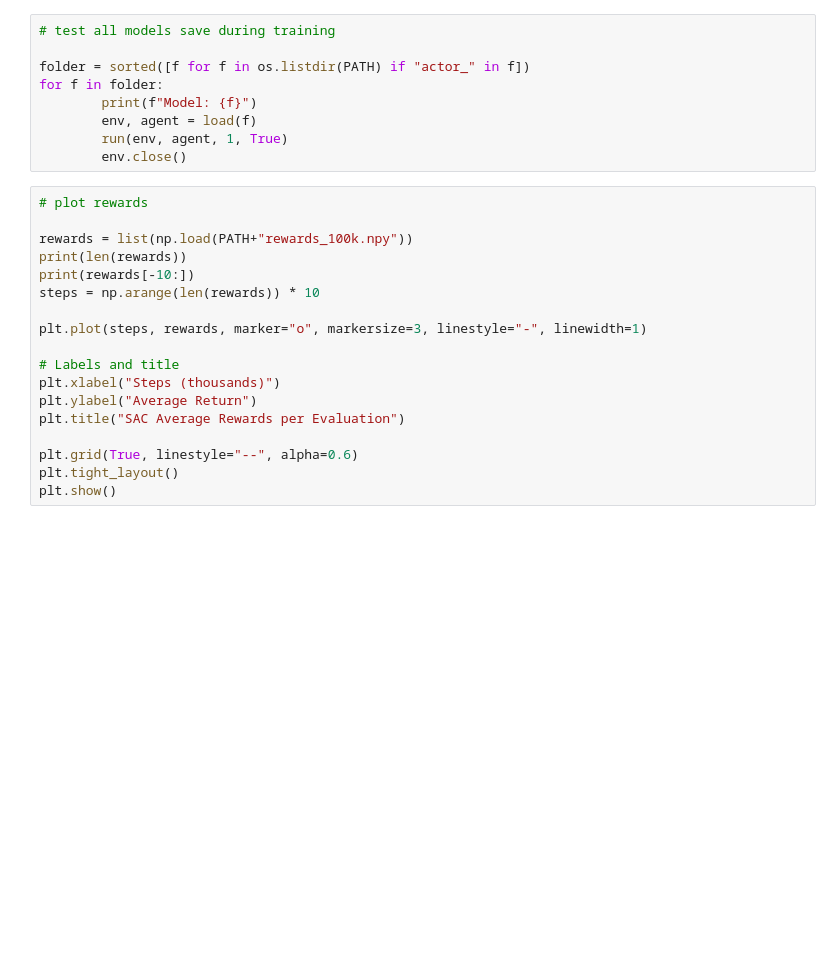
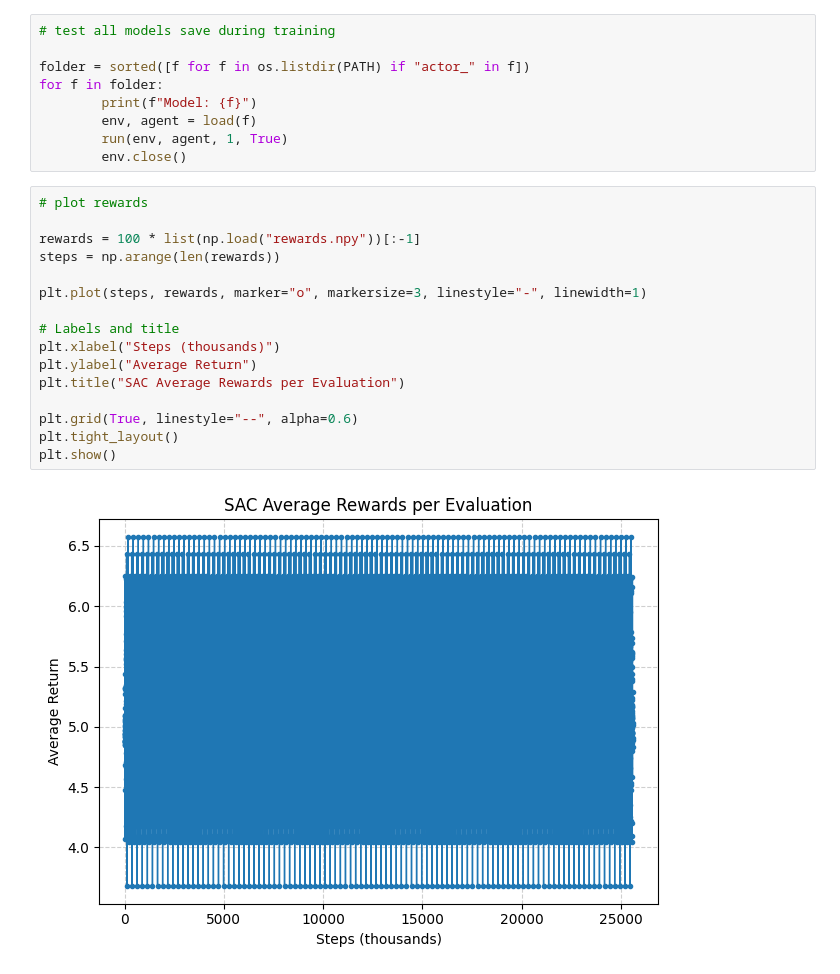
Before and after one commit to Aidan47/walking, a Jupyter notebook: sim.ipynb, the cells around one changed output. Saved outputs shown, nothing was run; the diff lists cells and outputs as text; blank space fills up the shorter version.

Commit message:
Fixed problems withaverage reward data

```diff
--- a/sim.ipynb
+++ b/sim.ipynb
@@ -48,18 +48,18 @@ for f in folder:
 # %%
 # plot rewards
 
-rewards = list(np.load(PATH+"rewards_100k.npy"))
-print(len(rewards))
-print(rewards[-10:])
-steps = np.arange(len(rewards)) * 10
+rewards = 100 * list(np.load("rewards.npy"))[:-1]
+steps = np.arange(len(rewards))
 
 plt.plot(steps, rewards, marker="o", markersize=3, linestyle="-", linewidth=1)
 
 # Labels and title
 plt.xlabel("Steps (thousands)")
 plt.ylabel("Average Return")
 plt.title("SAC Average Rewards per Evaluation")
 
 plt.grid(True, linestyle="--", alpha=0.6)
 plt.tight_layout()
 plt.show()
+# %% [output]
+[figure, added]
```
Also changed, not shown: 1 other file.
